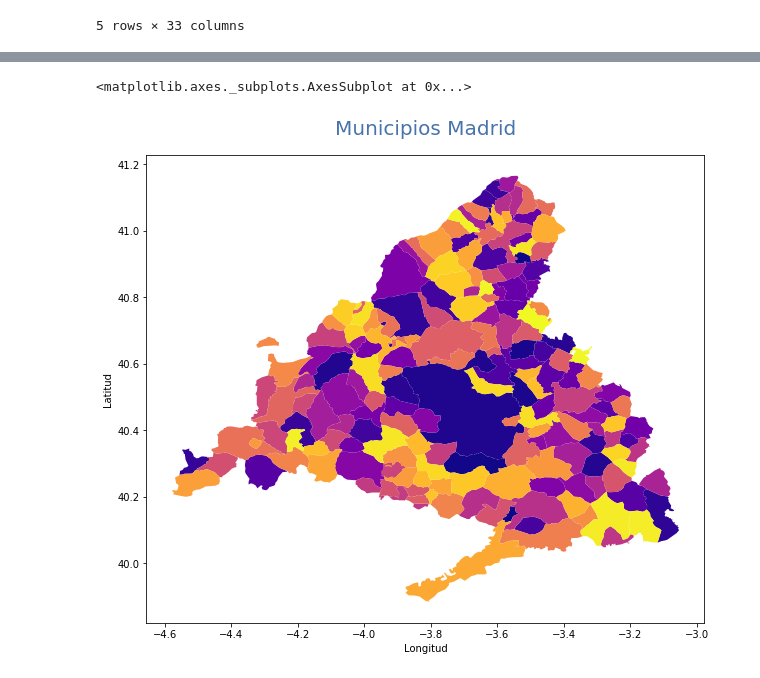
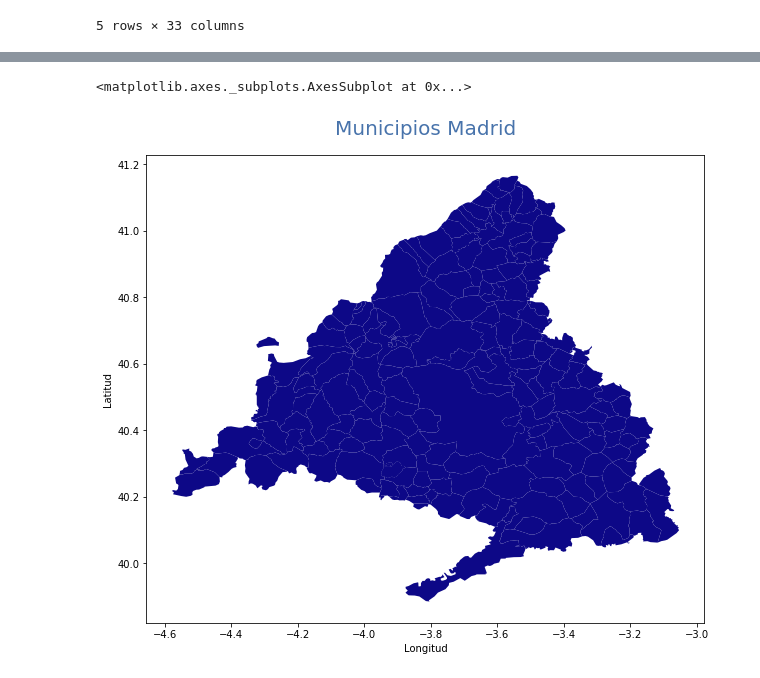
Before and after one commit to BernardoJoseLlamasVerna/Madrid_Elections_2021, a Jupyter notebook: MadridElections.ipynb, the cells around one changed output, grey strips where cells are left out. Drawn from its saved outputs; the diff is of its cells as text; code cells hidden in the pictures.

```diff
--- a/MadridElections.ipynb
+++ b/MadridElections.ipynb
@@ -47,6 +67,7 @@ import matplotlib.pyplot as plt
 # %%
 municipios = 'https://raw.githubusercontent.com/FMullor/TopoJson/master/MadridMunicipios.geojson'
 map_municipios = gpd.read_file(municipios)
+map_municipios = map_municipios.sort_values('municipio')
 map_municipios.head()
 # %% [output]
 |  | id_0 | iso | pais | id_1 | communidad_ | id_2 | provincia | id_3 | name_3 | id_4 | ... |
@@ -99,19 +140,19 @@ Name: 0, dtype: object
 # %%
 # Control del tamaño de la figura del mapa
 fig, ax = plt.subplots(figsize=(10, 10))
 
 # Control del título y los ejes
 ax.set_title('Municipios Madrid',
              pad = 20,
              fontdict={'fontsize':20, 'color': '#4873ab'})
 ax.set_xlabel('Longitud')
 ax.set_ylabel('Latitud')
 
 # Mostrar el mapa finalizado
-map_municipios.plot(cmap='plasma', ax=ax, zorder=5)
+map_municipios.plot(column='id_0', cmap='plasma', ax=ax, zorder=5)
 # %% [output]
 <matplotlib.axes._subplots.AxesSubplot at 0x...>
-[figure, old version]
+[figure, new version]
 # %%
 # pruebas elecciones
 # siguiente paso: añadirle al dataframe "data" la columna 'geometry' de "map_municipios"
```
Also changed, not shown: parts of 13 cells of this notebook.
